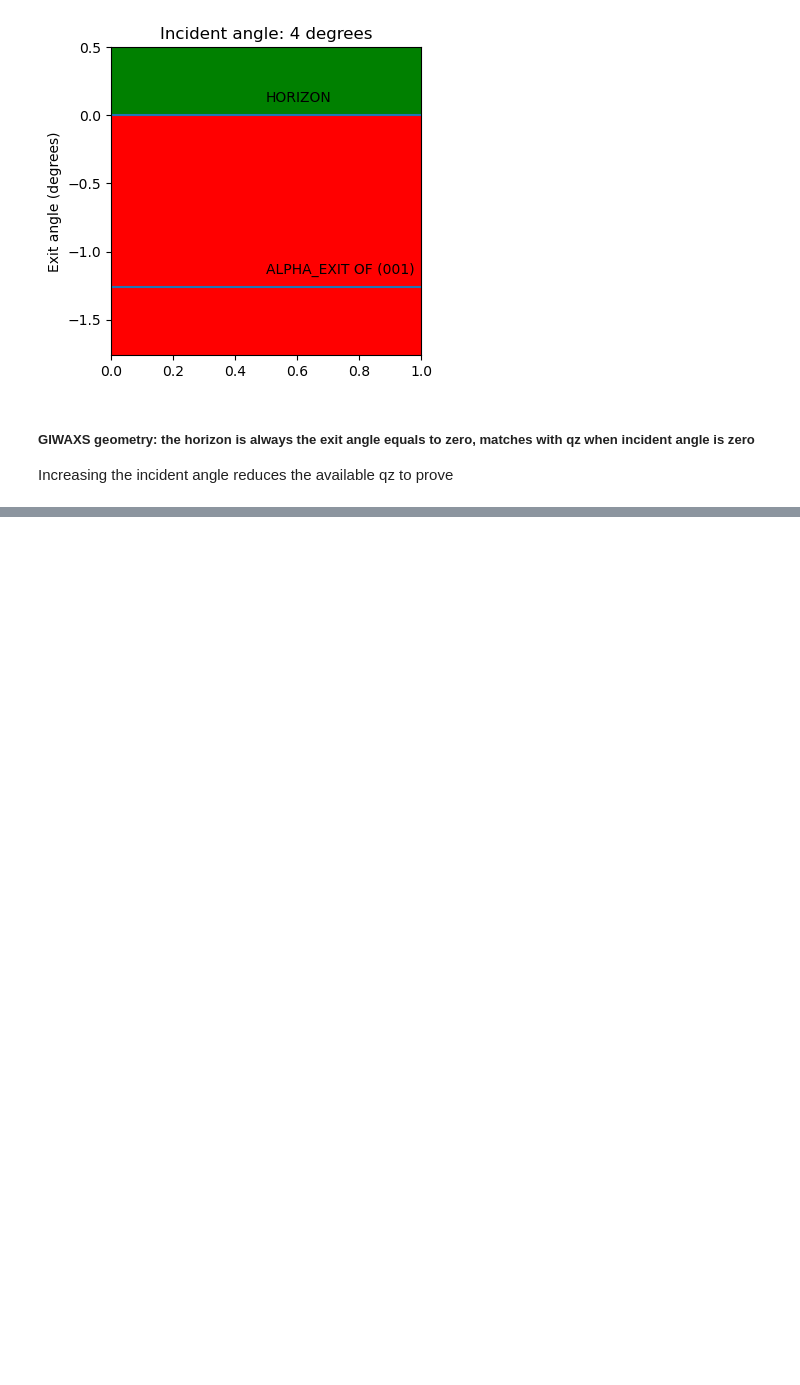
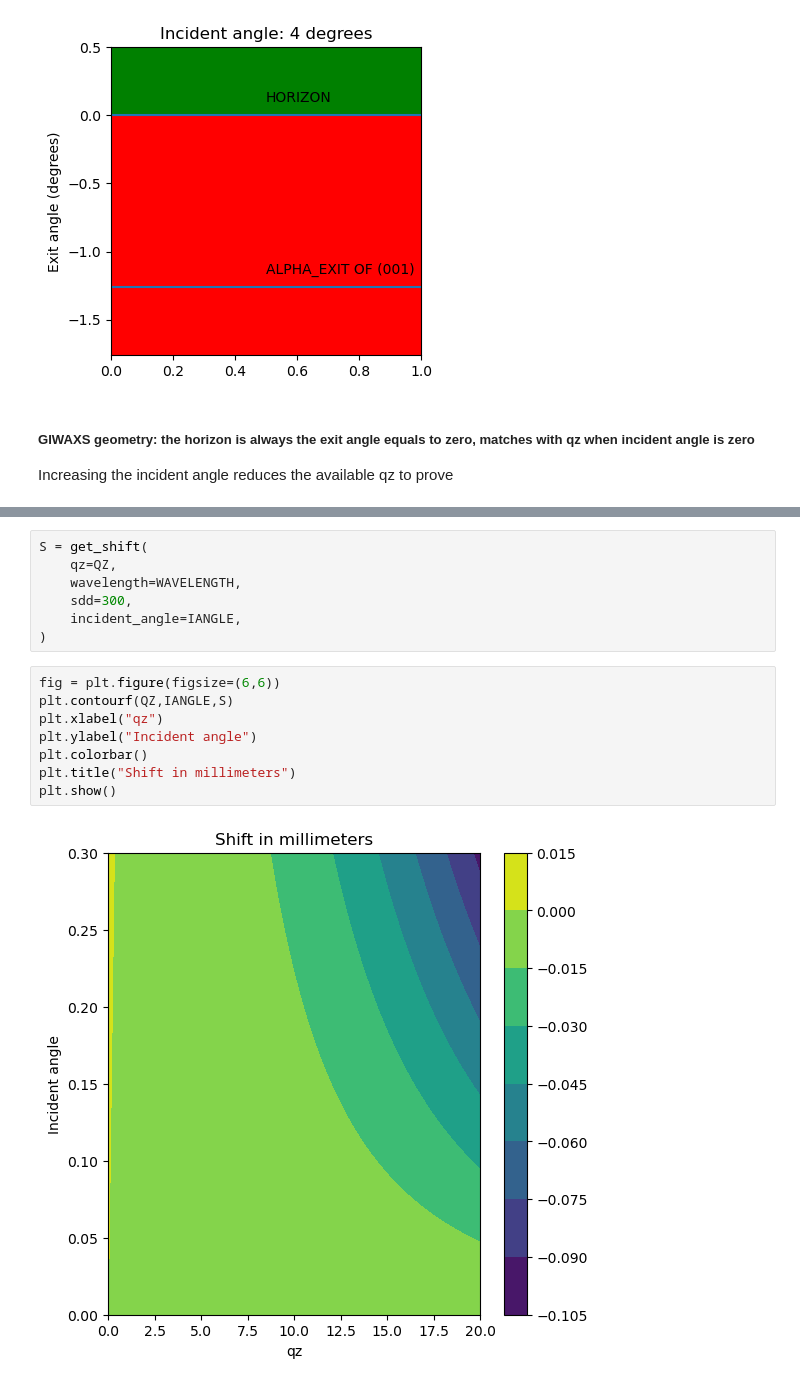
Before and after one commit to EdgarGF93/pyxscat, a Jupyter notebook: jupyter_notebooks/qz.ipynb, the cells around one changed output, grey strips where cells are left out. Cells and saved outputs as stored; diff of their text form; blank space fills up the shorter version.

```diff
--- a/jupyter_notebooks/qz.ipynb
+++ b/jupyter_notebooks/qz.ipynb
@@ -145,0 +154,17 @@ i_angle[np.argmin(height)]
+# %%
+S = get_shift(
+    qz=QZ,
+    wavelength=WAVELENGTH,
+    sdd=300,
+    incident_angle=IANGLE,
+)
+# %%
+fig = plt.figure(figsize=(6,6))
+plt.contourf(QZ,IANGLE,S)
+plt.xlabel("qz")
+plt.ylabel("Incident angle")
+plt.colorbar()
+plt.title("Shift in millimeters")
+plt.show()
+# %% [output]
+[figure, added]
```
Also changed, not shown: parts of 12 cells of this notebook.
